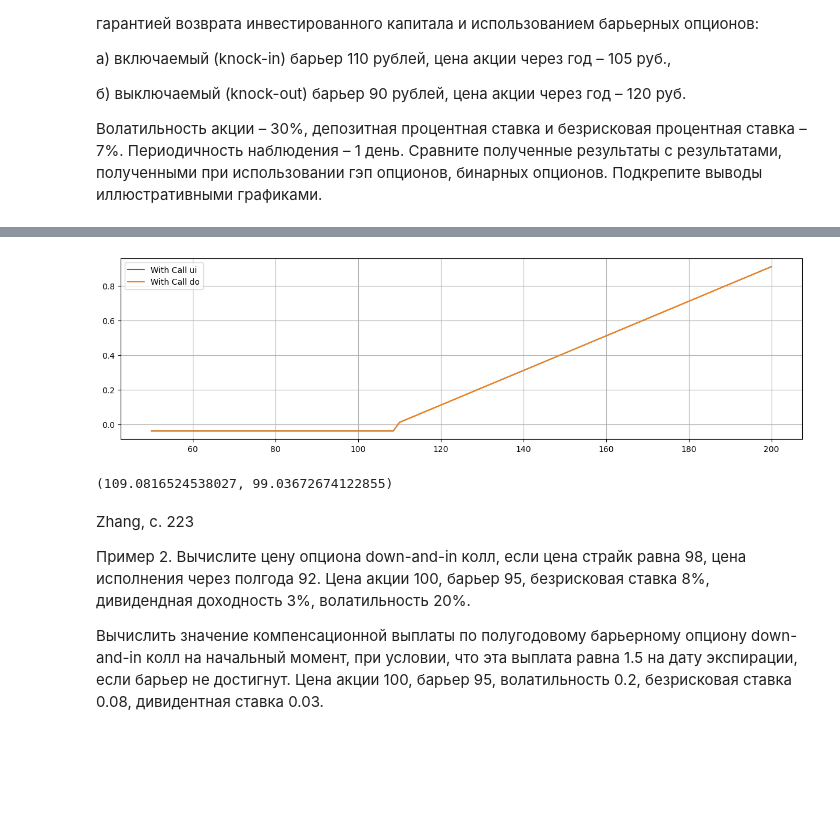
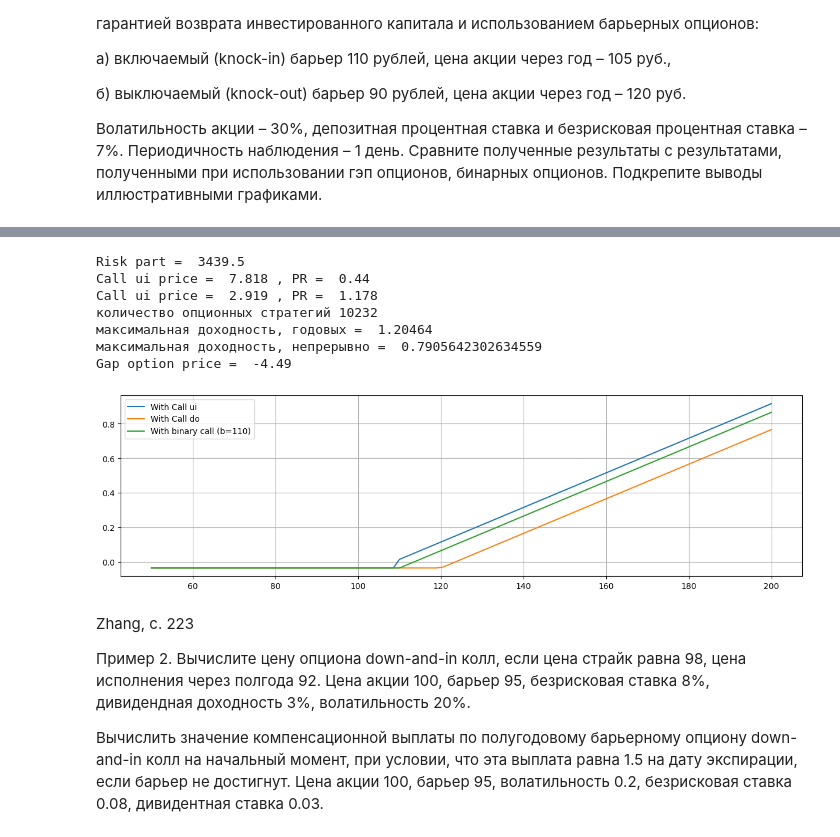
Before and after one commit to dmtrpolovnikov/structured_fin_products, a Jupyter notebook: lab_03.ipynb, the cells around one changed output, grey strips where cells are left out. Drawn from its saved outputs; the diff is of its cells as text; code cells hidden in the pictures; blank space fills up the shorter version.

Commit message:
lab 3 corrected

```diff
--- a/lab_03.ipynb
+++ b/lab_03.ipynb
@@ -253,9 +332,0 @@ barrier_call(S, K, H, T, R, sigma, r, 0.04, 'ui')
-# %%
-S, R, T, r, b = 100, 3, 0.5, 0.08, 0.04
-q = 0
-sigma = 0.3
-K, H = 90, 105
-
-option_type = 'call'
-barrier_type = 'di'
-barrier_option(S, H, K, R, T, r, b, q, sigma, option_type=option_type, barrier_type=barrier_type)
@@ -282,10 +360,0 @@ c_ui, c_do
-# %%
-S = 100
-K = 100
-H = 110
-R = 3
-T = 0.5
-r = 0.08
-b = 0.04
-sigma = 0.25
-q = 0
@@ -324,52 +394,73 @@ N = 100_000
 S = 100
 R = 3
 T = 0.5
-r = 0.08
+r = 0.07
 b = 0.04
-sigma = 0.25
+sigma = 0.3
 q = 0
 
 risk_part = N - N * np.exp(-r * T)
+print('Risk part = ', round(risk_part, 1))
 
-# a) call ui
+# a) call di
 K = 105
 H = 110
 option_type = 'call'
 barrier_type = 'ui'
-c_ui = barrier_option(S, H, K, R, T, r, b, q, sigma, option_type=option_type, barrier_type=barrier_type)
+c_ui = barrier_options(S, H, K, R, T, r, q, sigma, option_type=option_type, barrier_type=barrier_type)
 PR = S * round(risk_part / c_ui) / N
+print('Call ui price = ', round(c_ui, 3), ', PR = ', PR)
 
 n = 101
 underlying_asset = np.linspace(0.5 * S, 2 * S, n)
-underlying_asset_profit = underlying_asset / S - 1
-underlying_asset_corrected = copy.deepcopy(underlying_asset)
-underlying_asset_corrected[underlying_asset_corrected < H] = 0
-option_profit = np.maximum(0, underlying_asset_corrected - K) / S
+underlying_asset_barrier = copy.deepcopy(underlying_asset)
+underlying_asset_barrier[underlying_asset_barrier < H] = 0
+option_profit = np.maximum(0, underlying_asset_barrier - K) / S
 struct_product_profit = option_profit - round(risk_part / c_ui) * c_ui / N
 plt.figure(figsize=(15,4))
 plt.plot(underlying_asset, struct_product_profit, label='With Call ui')
+# plt.grid(); plt.legend()
 
 # b) call do
 K = 120
 H = 90
 option_type = 'call'
 barrier_type = 'do'
-c_do = barrier_option(S, H, K, R, T, r, b, q, sigma, option_type=option_type, barrier_type=barrier_type)
+c_do = barrier_options(S, H, K, R, T, r, q, sigma, option_type=option_type, barrier_type=barrier_type)
 PR = S * round(risk_part / c_do) / N
+print('Call ui price = ', round(c_do, 3), ', PR = ', PR)
 
-underlying_asset_corrected1 = copy.deepcopy(underlying_asset)
-underlying_asset_corrected1[underlying_asset_corrected < H] = 0
-option_profit1 = np.maximum(0, underlying_asset_corrected1 - K) / S
-struct_product_profit1 = option_profit1 - round(risk_part / c_do) * c_do / N
+underlying_asset_barrier = copy.deepcopy(underlying_asset)
+option_profit = np.maximum(0, underlying_asset_barrier - K) / S
+struct_product_profit = option_profit - round(risk_part / c_do) * c_do / N
 plt.plot(underlying_asset, struct_product_profit, label='With Call do')
 plt.grid(); plt.legend()
+
+C = 110
+b110 = binary_option_call('cash-or-nothing', S, C, T, r, q, sigma)
+Q = round(risk_part/b110)
+print('количество опционных стратегий', Q)
+print('максимальная доходность, годовых = ', (N+Q)/(N*T)-1)
+print('максимальная доходность, непрерывно = ', np.log((N+Q)/(N*T)))
+
+option_profit = np.maximum(0, underlying_asset - C) / S
+struct_product_profit = option_profit - round(risk_part / b110) * b110 / N
+plt.plot(underlying_asset, struct_product_profit, label='With binary call (b=110)')
+plt.legend()
+
+gap_option = gap_option_price(S, K, H, T, r, q, sigma)[0] # negative price ~~ ???
+print('Gap option price = ', round(gap_option, 3))
+
 plt.show()
 # %% [output]
+Risk part =  3439.5
+Call ui price =  7.818 , PR =  0.44
+Call ui price =  2.919 , PR =  1.178
+количество опционных стратегий 10232
+максимальная доходность, годовых =  1.20464
+максимальная доходность, непрерывно =  0.7905642302634559
+Gap option price =  -4.49
-[figure, old version]
+[figure, new version]
-# %%
-c_ui, c_do
-# %% [output]
-(109.0816524538027, 99.03672674122855)
 # %% [markdown]
 Zhang, c. 223
 
```
Also changed, not shown: parts of 17 cells of this notebook.
